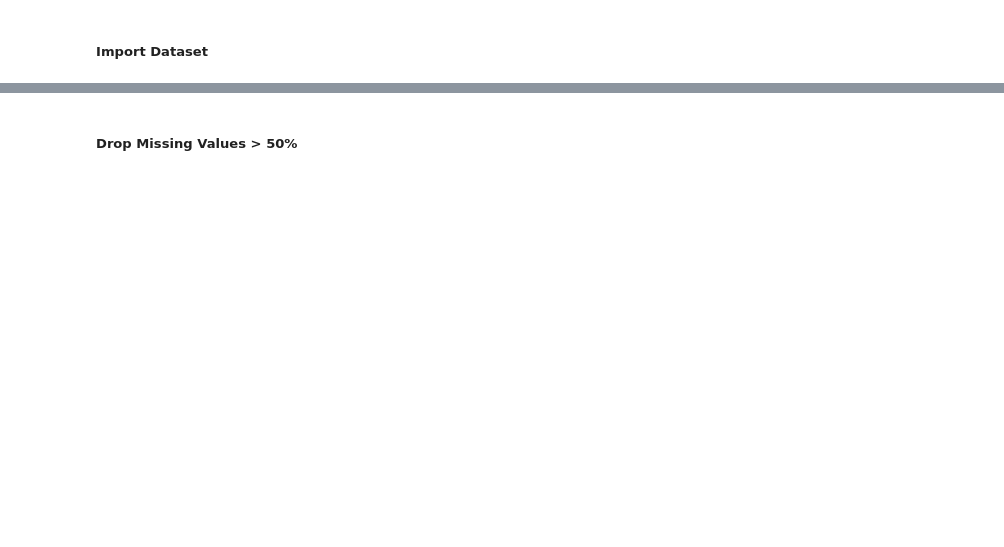
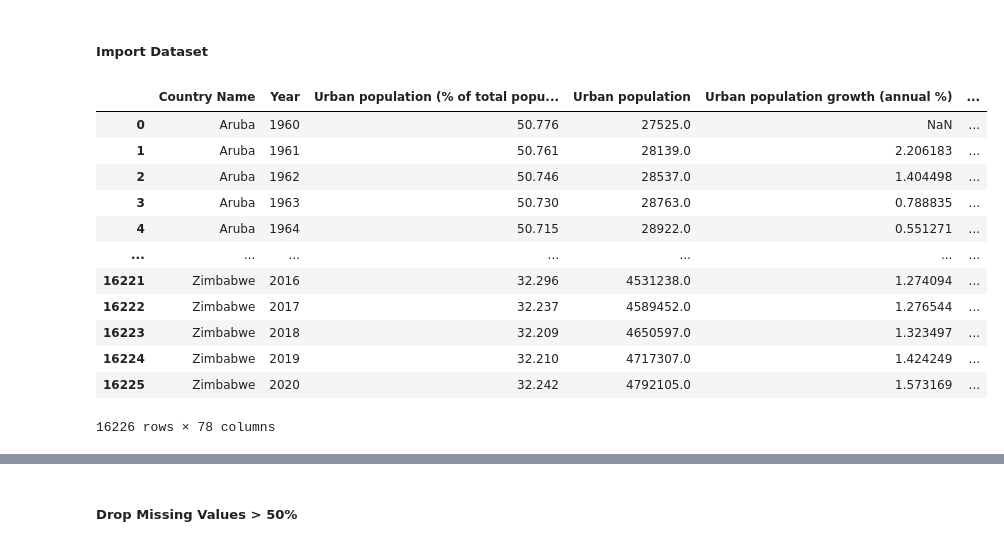
Before and after one commit to BingQuanChua/SASPICIOUS, a Jupyter notebook: eda_feature_selection.ipynb, the cells around one changed output, grey strips where cells are left out. Cells and saved outputs as stored; diff of their text form; code cells hidden in the pictures; blank space fills up the shorter version.

```diff
--- a/eda_feature_selection.ipynb
+++ b/eda_feature_selection.ipynb
@@ -18,4 +18,18 @@ from sklearn.preprocessing import MinMaxScaler
 ##### Import Dataset
 # %%
 df_original = pd.read_csv('output\dataset_worldbank_transposed.csv')
-df_original.head()
+df_original
+# %% [output]
+|  | Country Name | Year | Urban population (% of total popu... | Urban population | Urban population growth (annual %) | ... |
+| 0 | Aruba | 1960 | 50.776 | 27525.0 | NaN | ... |
+| 1 | Aruba | 1961 | 50.761 | 28139.0 | 2.206183 | ... |
+| 2 | Aruba | 1962 | 50.746 | 28537.0 | 1.404498 | ... |
+| 3 | Aruba | 1963 | 50.730 | 28763.0 | 0.788835 | ... |
+| 4 | Aruba | 1964 | 50.715 | 28922.0 | 0.551271 | ... |
+| ... | ... | ... | ... | ... | ... | ... |
+| 16221 | Zimbabwe | 2016 | 32.296 | 4531238.0 | 1.274094 | ... |
+| 16222 | Zimbabwe | 2017 | 32.237 | 4589452.0 | 1.276544 | ... |
+| 16223 | Zimbabwe | 2018 | 32.209 | 4650597.0 | 1.323497 | ... |
+| 16224 | Zimbabwe | 2019 | 32.210 | 4717307.0 | 1.424249 | ... |
+| 16225 | Zimbabwe | 2020 | 32.242 | 4792105.0 | 1.573169 | ... |
+16226 rows × 78 columns
```
Also changed, not shown: parts of 13 cells of this notebook, 1 other file.
